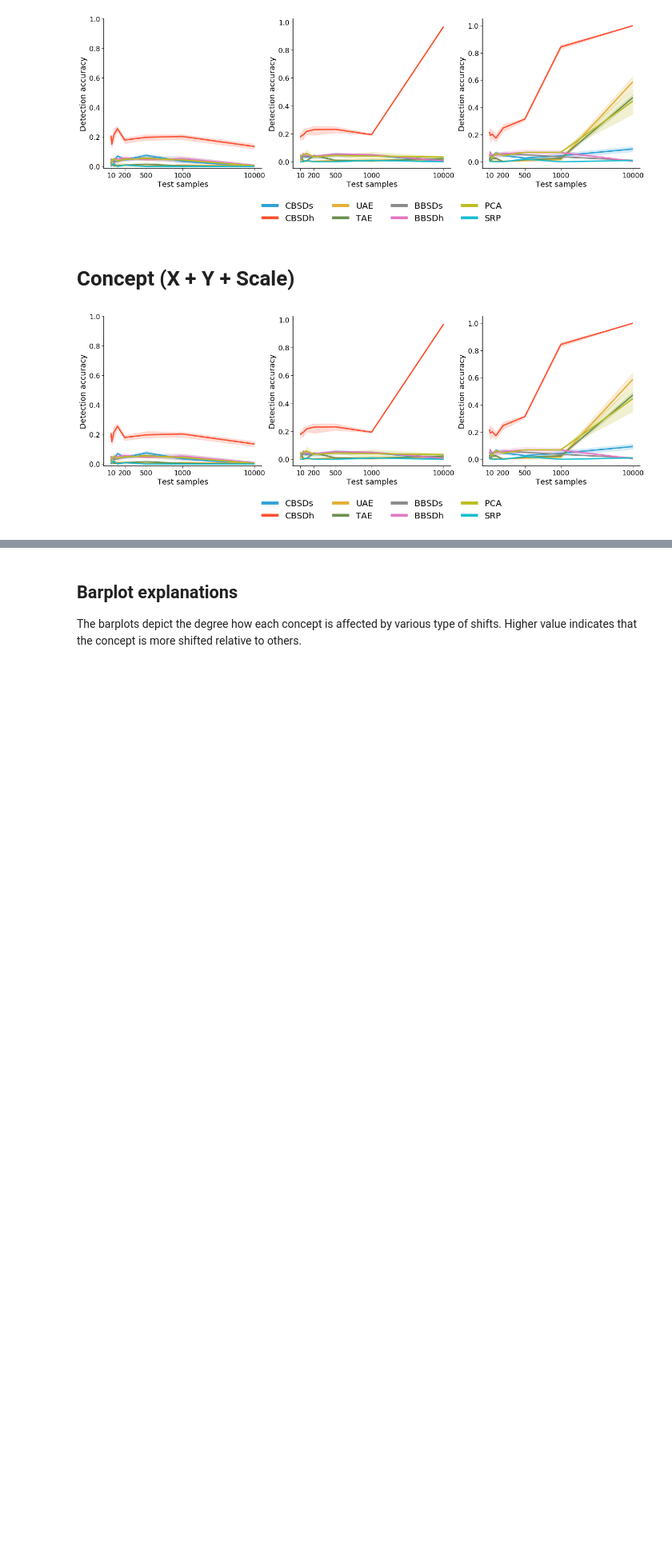
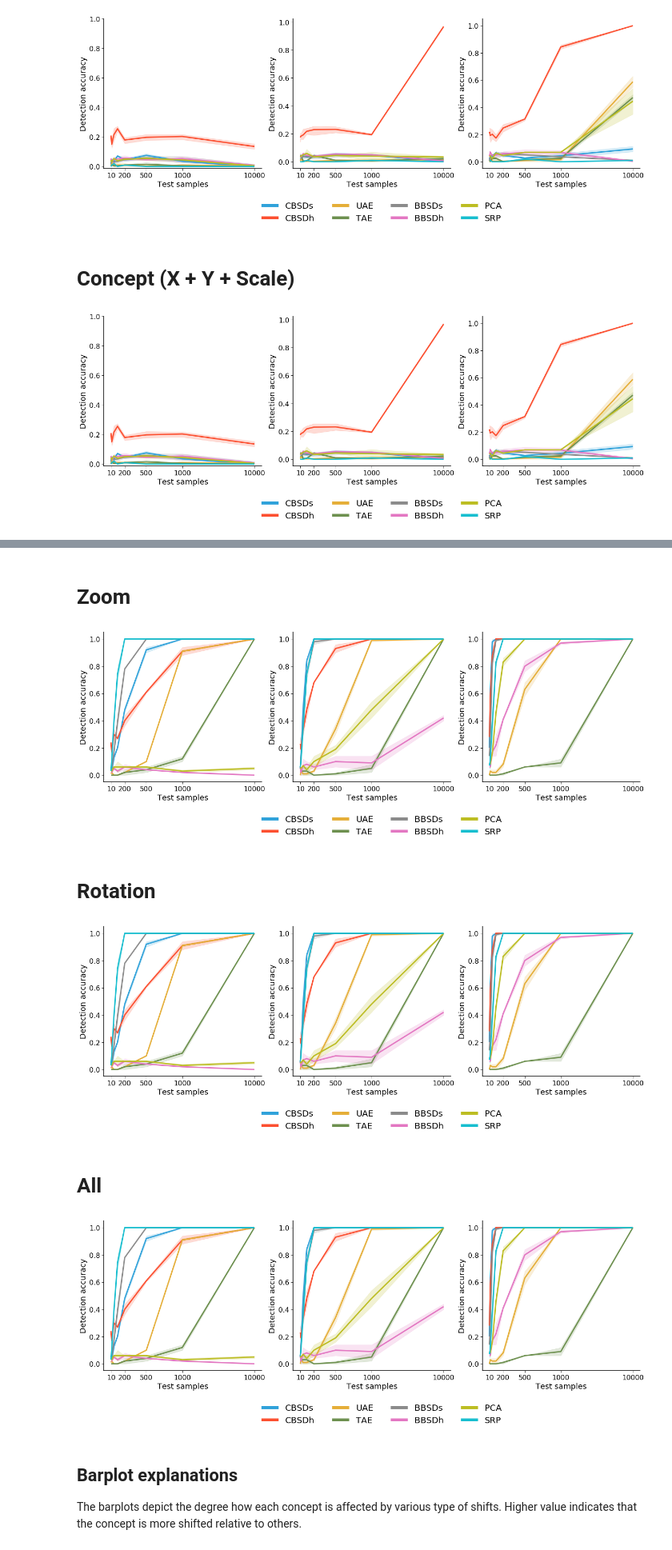
Before and after one commit to maleakhiw/explaining-dataset-shifts, a Jupyter notebook: experiments/dSprites/label_classifier_results_task1.ipynb, the cells around one changed output, grey strips where cells are left out. Shown at 80% size. Drawn from its saved outputs; the diff is of its cells as text; code cells hidden in the pictures; blank space fills up the shorter version.

```diff
--- a/experiments/dSprites/label_classifier_results_task1.ipynb
+++ b/experiments/dSprites/label_classifier_results_task1.ipynb
@@ -302,0 +467,5 @@ for shift in list_shifts[4:7]:
+# %%
+list_dict_results = []
+for shift_str in list_shift_str[10:13]:
+    for label in list_labels:
+        list_dict_results.append(load_result(shift_str, label, False))
@@ -303,3 +490,14 @@ for shift in list_shifts[4:7]:
+# %%
+for shift in list_shifts[10:13]:
+    display(Markdown(f"# {shift}"))
+    plot_accuracy_vs_samples(list_dict_results, list_labels, list_is_concepts)
+# %% [output]
+# Zoom
+[figure, added]
+# Rotation
+[figure, added]
+# All
+[figure, added]
 # %% [markdown]
 ## Barplot explanations
 
```
Also changed, not shown: parts of 15 cells of this notebook.
